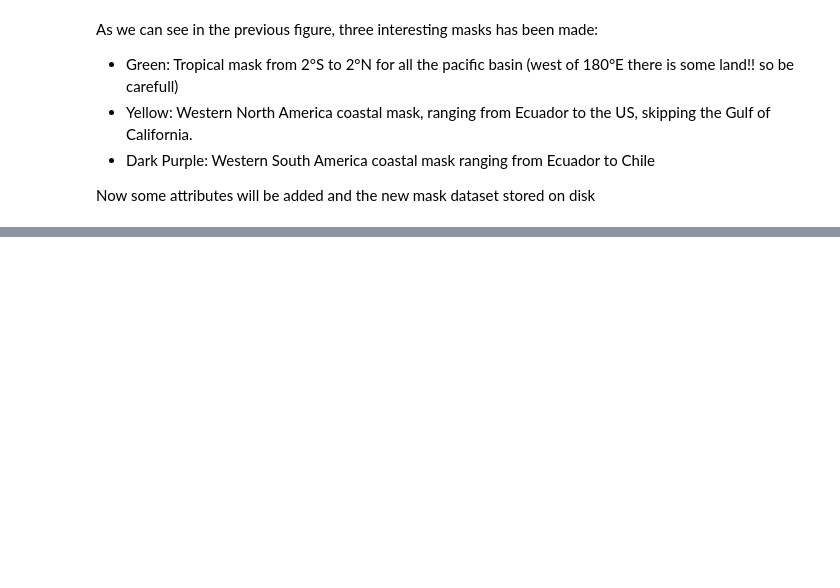
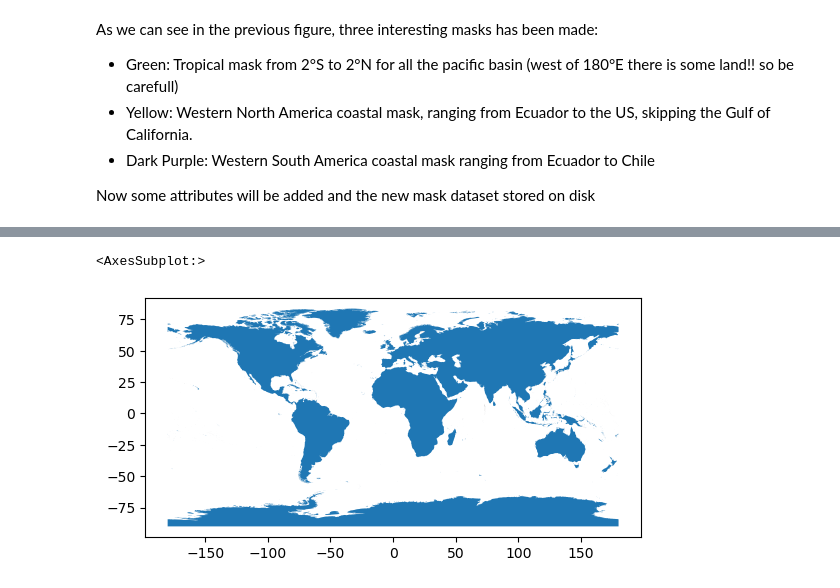
Before and after one commit to lucasglasner/S2S_CEAZA, a Jupyter notebook: create_masks.ipynb, the cells around one changed output, grey strips where cells are left out. Saved outputs shown, nothing was run; the diff lists cells and outputs as text; code cells hidden in the pictures; blank space fills up the shorter version.

```diff
--- a/create_masks.ipynb
+++ b/create_masks.ipynb
@@ -155,5 +161,10 @@ masks.to_netcdf('data/S2S_masks.nc')
 # %%
+# Load the global land polygon
 import geopandas as gpd
 import regionmask
-coastline = gpd.read_file('data/ne_10m_land.shp')
+coastline = gpd.read_file('data/NaturalEarth_Polygons/ne_10m_land.shp')
+coastline.plot()
+# %% [output]
+<AxesSubplot:>
+[figure, added]
 # %%
```
Also changed, not shown: parts of 18 cells of this notebook.
